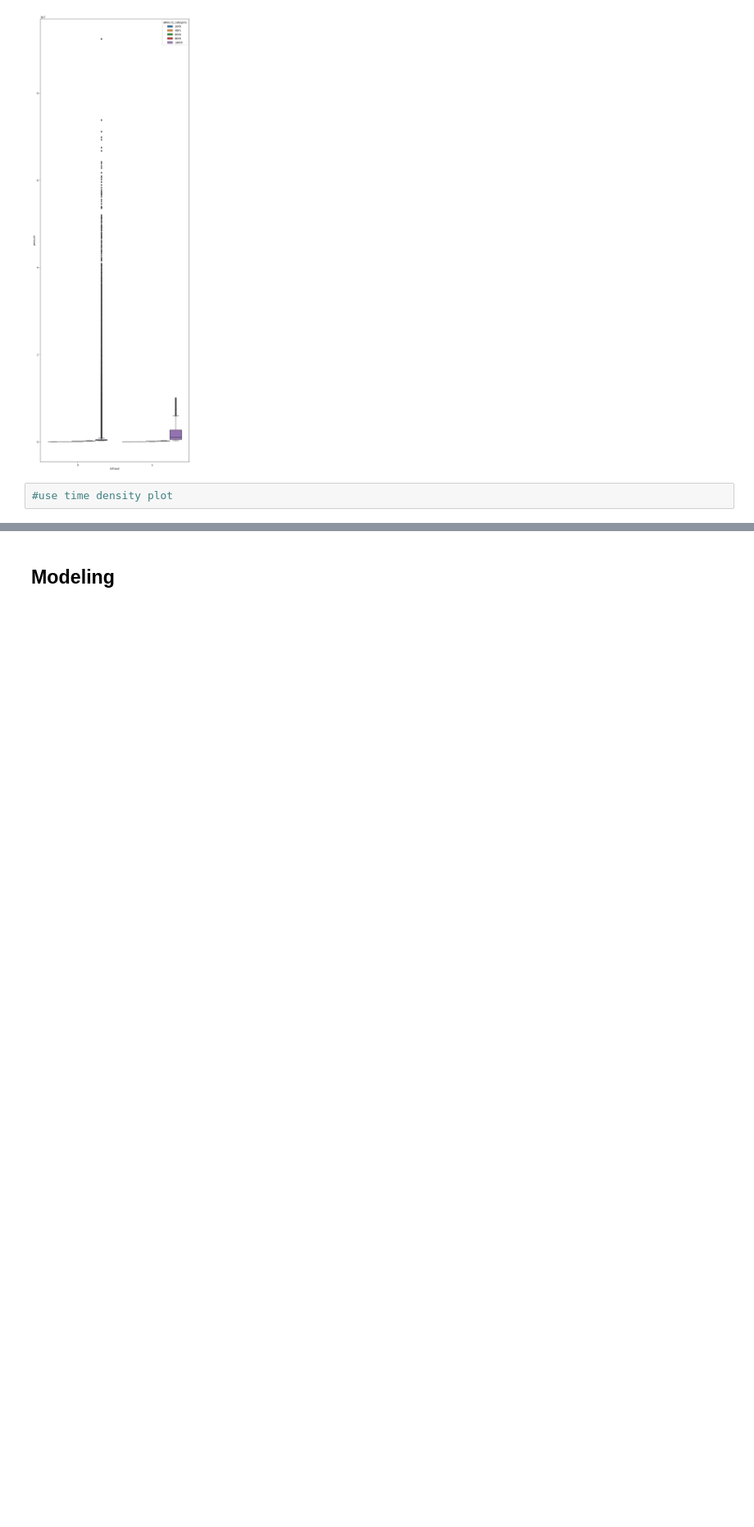
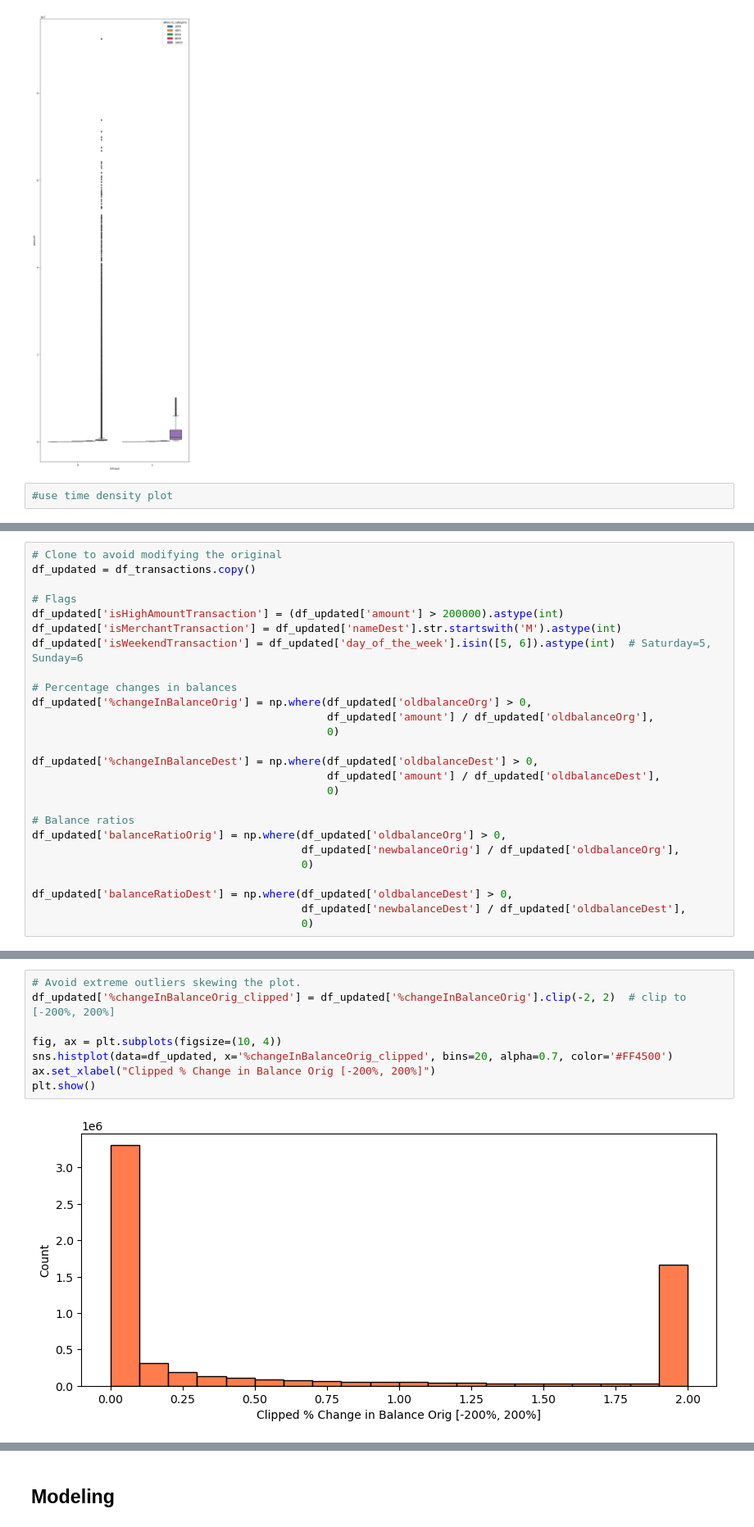
Before and after one commit to dsprincess/python-projects, a Jupyter notebook: Fraud Detection Analysis.ipynb, the cells around one changed output, grey strips where cells are left out. Shown at 82% size. Cells and saved outputs as stored; diff of their text form; blank space fills up the shorter version.

```diff
--- a/Fraud Detection Analysis.ipynb
+++ b/Fraud Detection Analysis.ipynb
@@ -408,0 +411,26 @@ sns.boxplot(data=df_transactions, x='isFraud', y='amount', hue='amount_category'
+# %%
+# Clone to avoid modifying the original
+df_updated = df_transactions.copy()
+
+# Flags
+df_updated['isHighAmountTransaction'] = (df_updated['amount'] > 200000).astype(int)
+df_updated['isMerchantTransaction'] = df_updated['nameDest'].str.startswith('M').astype(int)
+df_updated['isWeekendTransaction'] = df_updated['day_of_the_week'].isin([5, 6]).astype(int)  # Saturday=5, Sunday=6
+
+# Percentage changes in balances
+df_updated['%changeInBalanceOrig'] = np.where(df_updated['oldbalanceOrg'] > 0,
+                                              df_updated['amount'] / df_updated['oldbalanceOrg'],
+                                              0)
+
+df_updated['%changeInBalanceDest'] = np.where(df_updated['oldbalanceDest'] > 0,
+                                              df_updated['amount'] / df_updated['oldbalanceDest'],
+                                              0)
+
+# Balance ratios
+df_updated['balanceRatioOrig'] = np.where(df_updated['oldbalanceOrg'] > 0,
+                                          df_updated['newbalanceOrig'] / df_updated['oldbalanceOrg'],
+                                          0)
+
+df_updated['balanceRatioDest'] = np.where(df_updated['oldbalanceDest'] > 0,
+                                          df_updated['newbalanceDest'] / df_updated['oldbalanceDest'],
+                                          0)
@@ -408,0 +447,10 @@ sns.boxplot(data=df_transactions, x='isFraud', y='amount', hue='amount_category'
+# %%
+# Avoid extreme outliers skewing the plot.
+df_updated['%changeInBalanceOrig_clipped'] = df_updated['%changeInBalanceOrig'].clip(-2, 2)  # clip to [-200%, 200%]
+
+fig, ax = plt.subplots(figsize=(10, 4))
+sns.histplot(data=df_updated, x='%changeInBalanceOrig_clipped', bins=20, alpha=0.7, color='#FF4500')
+ax.set_xlabel("Clipped % Change in Balance Orig [-200%, 200%]")
+plt.show()
+# %% [output]
+[figure, added]
```
Also changed, not shown: parts of 7 cells of this notebook.
